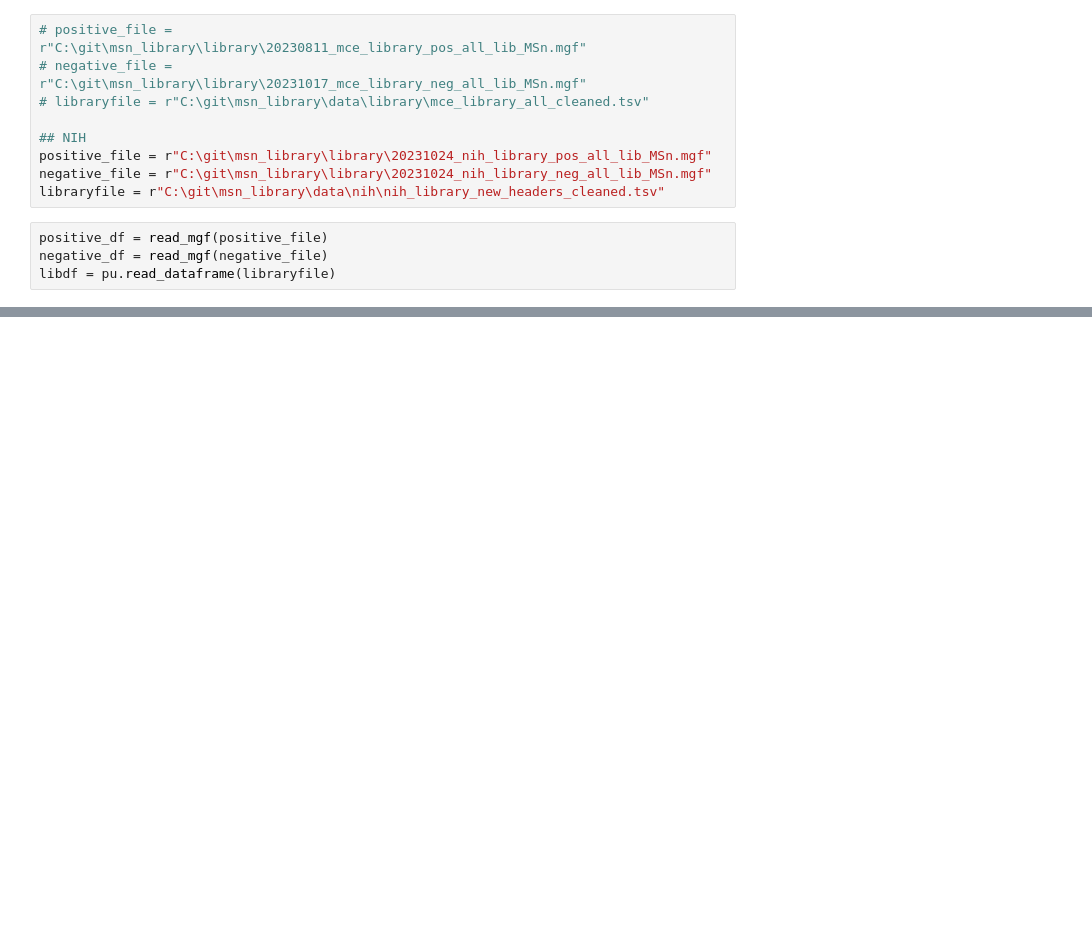
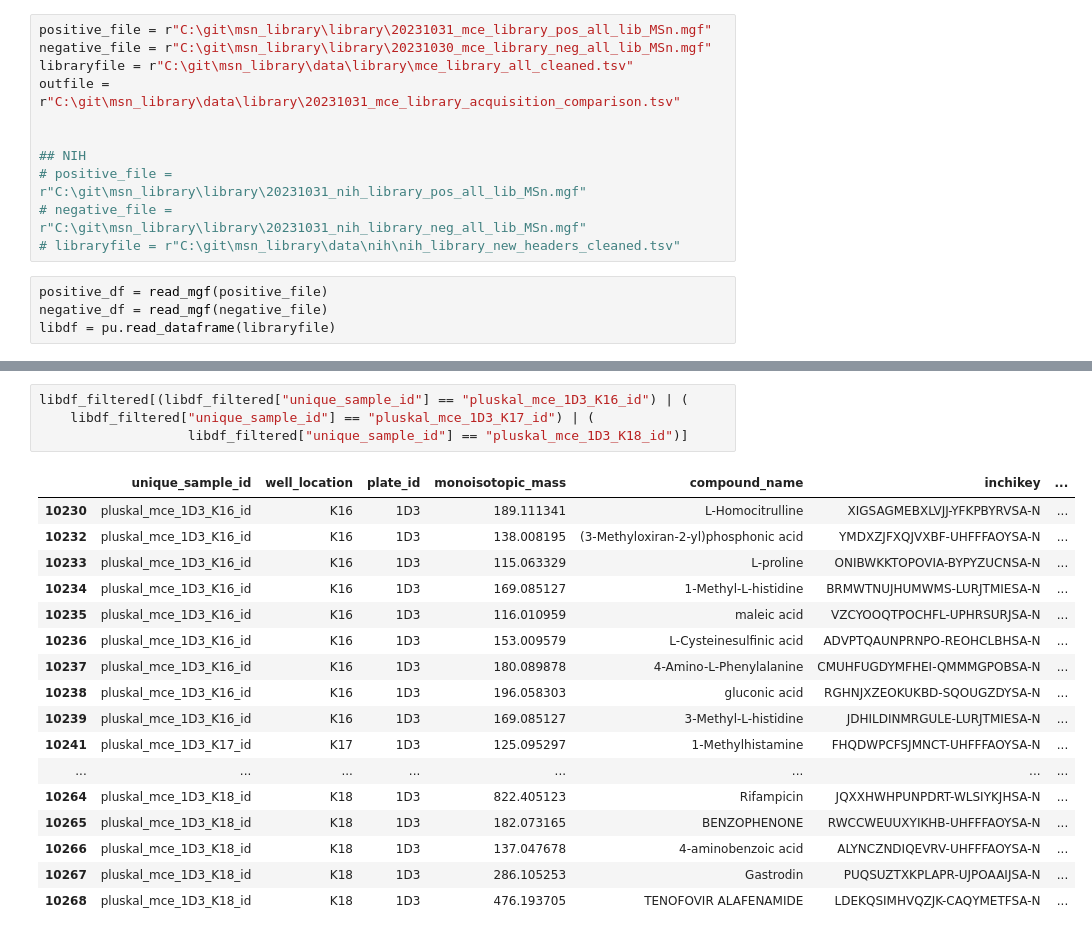
Before and after one commit to corinnabrungs/msn_tree_library, a Jupyter notebook: notebooks/comparison_positive_negative.ipynb, the cells around one changed output, grey strips where cells are left out. Saved outputs shown, nothing was run; the diff lists cells and outputs as text; blank space fills up the shorter version.

```diff
--- a/notebooks/comparison_positive_negative.ipynb
+++ b/notebooks/comparison_positive_negative.ipynb
@@ -39,13 +40,15 @@ def read_mgf(infile) -> pd.DataFrame:
   return df
 # %%
-# positive_file = r"C:\git\msn_library\library\20230811_mce_library_pos_all_lib_MSn.mgf"
-# negative_file = r"C:\git\msn_library\library\20231017_mce_library_neg_all_lib_MSn.mgf"
-# libraryfile = r"C:\git\msn_library\data\library\mce_library_all_cleaned.tsv"
+positive_file = r"C:\git\msn_library\library\20231031_mce_library_pos_all_lib_MSn.mgf"
+negative_file = r"C:\git\msn_library\library\20231030_mce_library_neg_all_lib_MSn.mgf"
+libraryfile = r"C:\git\msn_library\data\library\mce_library_all_cleaned.tsv"
+outfile = r"C:\git\msn_library\data\library\20231031_mce_library_acquisition_comparison.tsv"
+
 
 ## NIH
-positive_file = r"C:\git\msn_library\library\20231024_nih_library_pos_all_lib_MSn.mgf"
-negative_file = r"C:\git\msn_library\library\20231024_nih_library_neg_all_lib_MSn.mgf"
-libraryfile = r"C:\git\msn_library\data\nih\nih_library_new_headers_cleaned.tsv"
+# positive_file = r"C:\git\msn_library\library\20231031_nih_library_pos_all_lib_MSn.mgf"
+# negative_file = r"C:\git\msn_library\library\20231031_nih_library_neg_all_lib_MSn.mgf"
+# libraryfile = r"C:\git\msn_library\data\nih\nih_library_new_headers_cleaned.tsv"
 # %%
 positive_df = read_mgf(positive_file)
 negative_df = read_mgf(negative_file)
@@ -198,3 +165,25 @@ df_diff_filtered.groupby(["exist"]).count()
+# %%
+libdf_filtered[(libdf_filtered["unique_sample_id"] == "pluskal_mce_1D3_K16_id") | (
+    libdf_filtered["unique_sample_id"] == "pluskal_mce_1D3_K17_id") | (
+                   libdf_filtered["unique_sample_id"] == "pluskal_mce_1D3_K18_id")]
+# %% [output]
+|  | unique_sample_id | well_location | plate_id | monoisotopic_mass | compound_name | inchikey | ... |
+| 10230 | pluskal_mce_1D3_K16_id | K16 | 1D3 | 189.111341 | L-Homocitrulline | XIGSAGMEBXLVJJ-YFKPBYRVSA-N | ... |
+| 10232 | pluskal_mce_1D3_K16_id | K16 | 1D3 | 138.008195 | (3-Methyloxiran-2-yl)phosphonic acid | YMDXZJFXQJVXBF-UHFFFAOYSA-N | ... |
+| 10233 | pluskal_mce_1D3_K16_id | K16 | 1D3 | 115.063329 | L-proline | ONIBWKKTOPOVIA-BYPYZUCNSA-N | ... |
+| 10234 | pluskal_mce_1D3_K16_id | K16 | 1D3 | 169.085127 | 1-Methyl-L-histidine | BRMWTNUJHUMWMS-LURJTMIESA-N | ... |
+| 10235 | pluskal_mce_1D3_K16_id | K16 | 1D3 | 116.010959 | maleic acid | VZCYOOQTPOCHFL-UPHRSURJSA-N | ... |
+| 10236 | pluskal_mce_1D3_K16_id | K16 | 1D3 | 153.009579 | L-Cysteinesulfinic acid | ADVPTQAUNPRNPO-REOHCLBHSA-N | ... |
+| 10237 | pluskal_mce_1D3_K16_id | K16 | 1D3 | 180.089878 | 4-Amino-L-Phenylalanine | CMUHFUGDYMFHEI-QMMMGPOBSA-N | ... |
+| 10238 | pluskal_mce_1D3_K16_id | K16 | 1D3 | 196.058303 | gluconic acid | RGHNJXZEOKUKBD-SQOUGZDYSA-N | ... |
+| 10239 | pluskal_mce_1D3_K16_id | K16 | 1D3 | 169.085127 | 3-Methyl-L-histidine | JDHILDINMRGULE-LURJTMIESA-N | ... |
+| 10241 | pluskal_mce_1D3_K17_id | K17 | 1D3 | 125.095297 | 1-Methylhistamine | FHQDWPCFSJMNCT-UHFFFAOYSA-N | ... |
+| ... | ... | ... | ... | ... | ... | ... | ... |
+| 10264 | pluskal_mce_1D3_K18_id | K18 | 1D3 | 822.405123 | Rifampicin | JQXXHWHPUNPDRT-WLSIYKJHSA-N | ... |
+| 10265 | pluskal_mce_1D3_K18_id | K18 | 1D3 | 182.073165 | BENZOPHENONE | RWCCWEUUXYIKHB-UHFFFAOYSA-N | ... |
+| 10266 | pluskal_mce_1D3_K18_id | K18 | 1D3 | 137.047678 | 4-aminobenzoic acid | ALYNCZNDIQEVRV-UHFFFAOYSA-N | ... |
+| 10267 | pluskal_mce_1D3_K18_id | K18 | 1D3 | 286.105253 | Gastrodin | PUQSUZTXKPLAPR-UJPOAAIJSA-N | ... |
+| 10268 | pluskal_mce_1D3_K18_id | K18 | 1D3 | 476.193705 | TENOFOVIR ALAFENAMIDE | LDEKQSIMHVQZJK-CAQYMETFSA-N | ... |
 # %%
 libdf_filtered["unique_sample_id"].value_counts()
 # %% [output]
```
Also changed, not shown: parts of 39 cells of this notebook.
